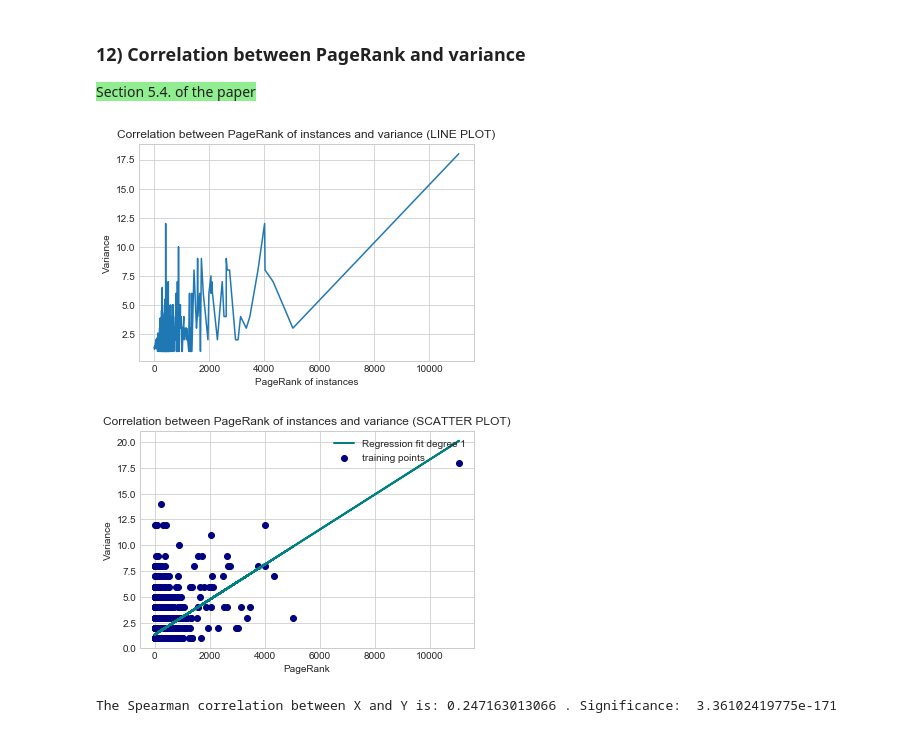
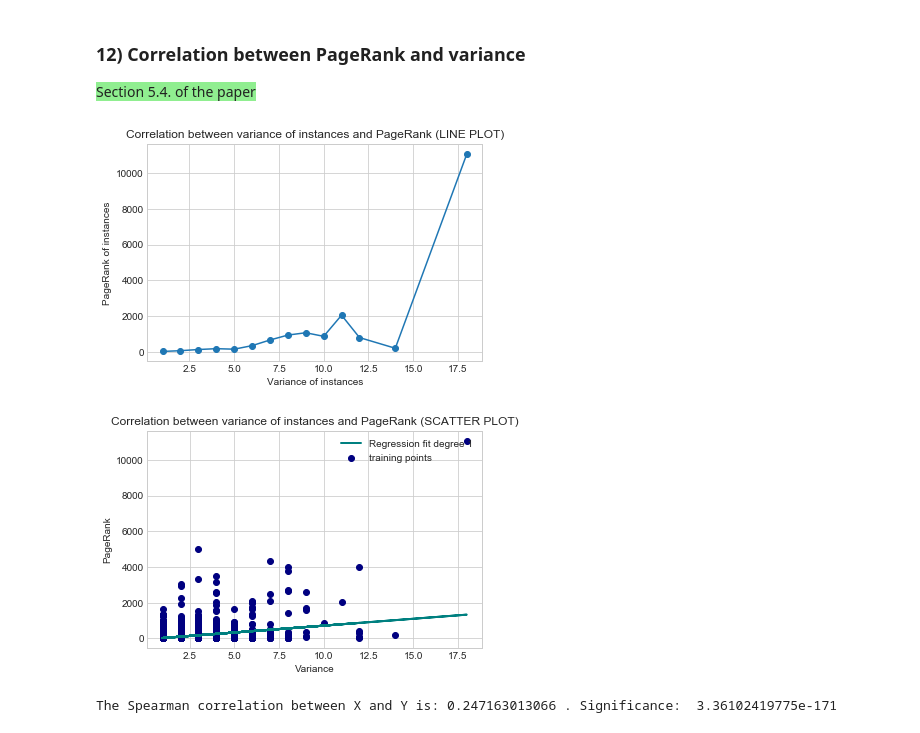
Before and after one commit to cltl/HumanLikeEL, a Jupyter notebook: Data Analysis.ipynb, the cells around one changed output. Cells and saved outputs as stored; diff of their text form; code cells hidden in the pictures.

```diff
--- a/Data Analysis.ipynb
+++ b/Data Analysis.ipynb
@@ -359,24 +382,24 @@ for article in all_articles:
         if mention.gold_link!='--NME--' and (not skip_zeros or int(mention.gold_pr)>0):
             all_pr_instances[mention.gold_link]=int(mention.gold_pr)
 # %%
-plot_utils.frequency_correlation(all_pr_instances,
-                                 variance,
-                                 title='Correlation between PageRank of instances and variance (LINE PLOT)',
-                                 x_label='PageRank of instances',
-                                 y_label='Variance',
+plot_utils.frequency_correlation(variance,
+                                 all_pr_instances,
+                                 title='Correlation between variance of instances and PageRank (LINE PLOT)',
+                                 x_label='Variance of instances',
+                                 y_label='PageRank of instances',
                                  save=save)
 # %% [output]
-[figure, old version]
+[figure, new version]
 # %%
-insta_x_pr, insta_y_var2 = plot_utils.prepare_scatter_plot(
+insta_y_pr, insta_x_var2 = plot_utils.prepare_scatter_plot(
     all_pr_instances, variance)
 
-plot_utils.scatter_plot(insta_x_pr, insta_y_var2,
-                        x_axis='PageRank',
-                        y_axis='Variance',
-                        title='Correlation between PageRank of instances and variance (SCATTER PLOT)',
+plot_utils.scatter_plot(insta_x_var2, insta_y_pr,
+                        x_axis='Variance',
+                        y_axis='PageRank',
+                        title='Correlation between variance of instances and PageRank (SCATTER PLOT)',
                         save=True
                         )
 # %% [output]
-[figure, old version]
+[figure, new version]
 # %%
```
Also changed, not shown: parts of 35 cells of this notebook, 1 other file.
